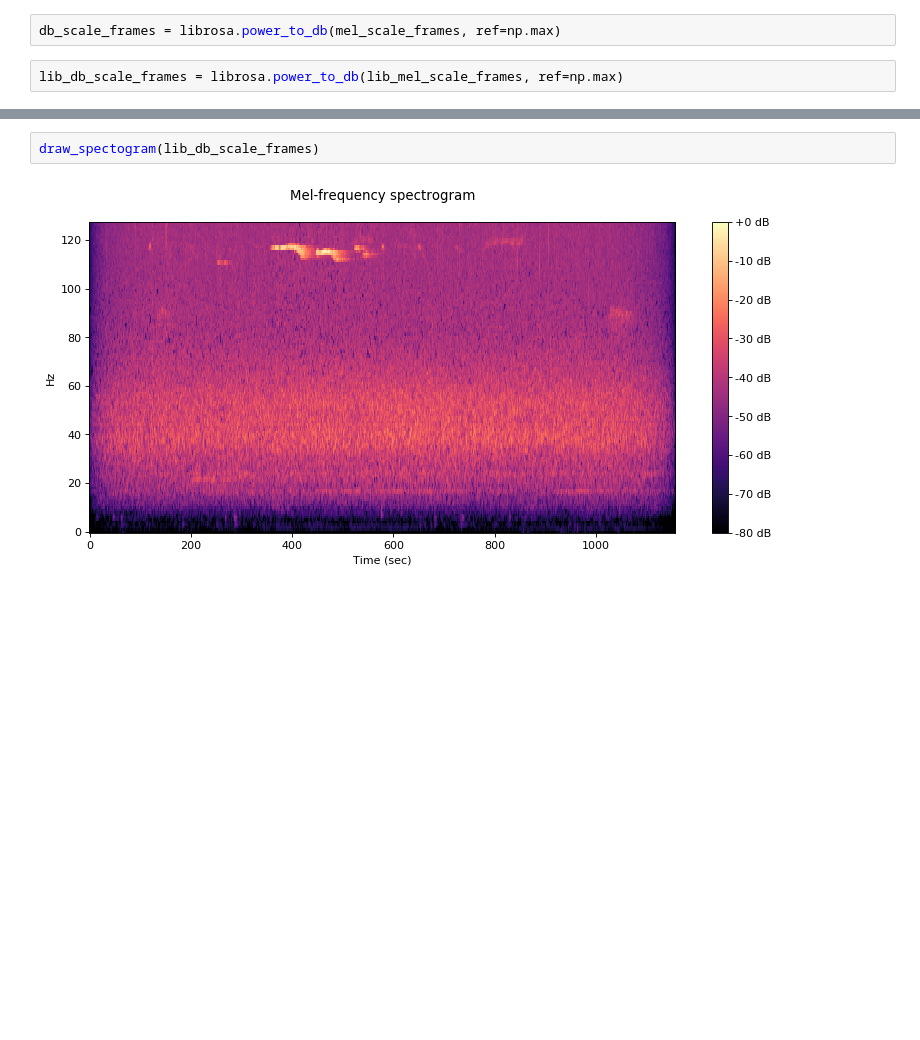
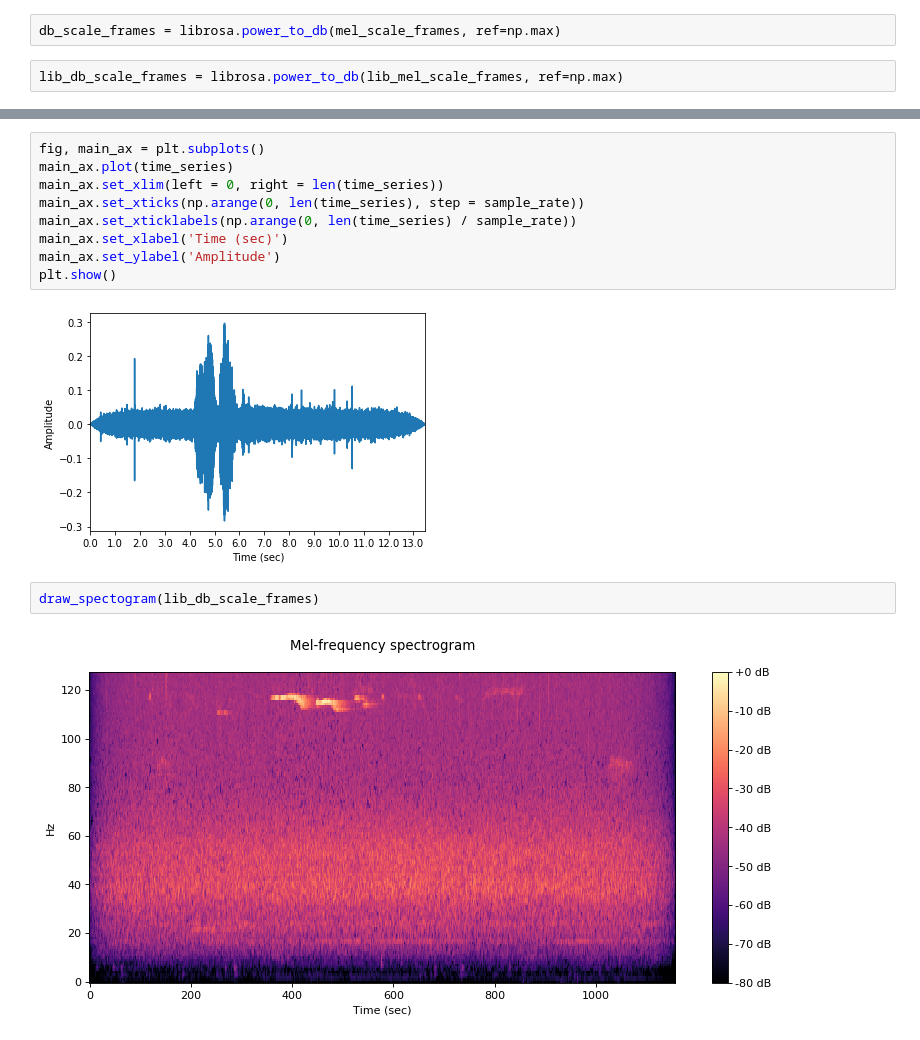
Before and after one commit to AlxSp/songbird, a Jupyter notebook: audio_test.ipynb, the cells around one changed output, grey strips where cells are left out. Saved outputs shown, nothing was run; the diff lists cells and outputs as text; blank space fills up the shorter version.

```diff
--- a/audio_test.ipynb
+++ b/audio_test.ipynb
@@ -191,3 +202,14 @@ draw_spectogram(db_scale_frames)
+# %%
+fig, main_ax = plt.subplots()
+main_ax.plot(time_series)
+main_ax.set_xlim(left = 0, right = len(time_series))
+main_ax.set_xticks(np.arange(0, len(time_series), step = sample_rate))
+main_ax.set_xticklabels(np.arange(0, len(time_series) / sample_rate))
+main_ax.set_xlabel('Time (sec)')
+main_ax.set_ylabel('Amplitude')
+plt.show()
+# %% [output]
+[figure, added]
 # %%
 draw_spectogram(lib_db_scale_frames)
 # %% [output]
```
Also changed, not shown: parts of 19 cells of this notebook, 4 other files.
